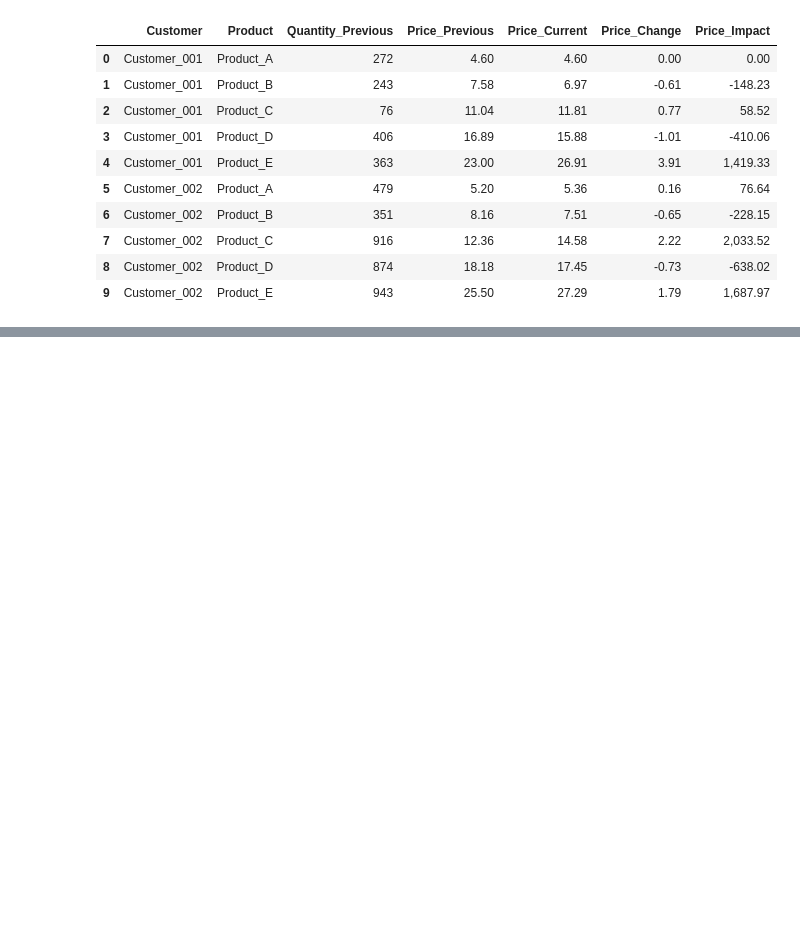
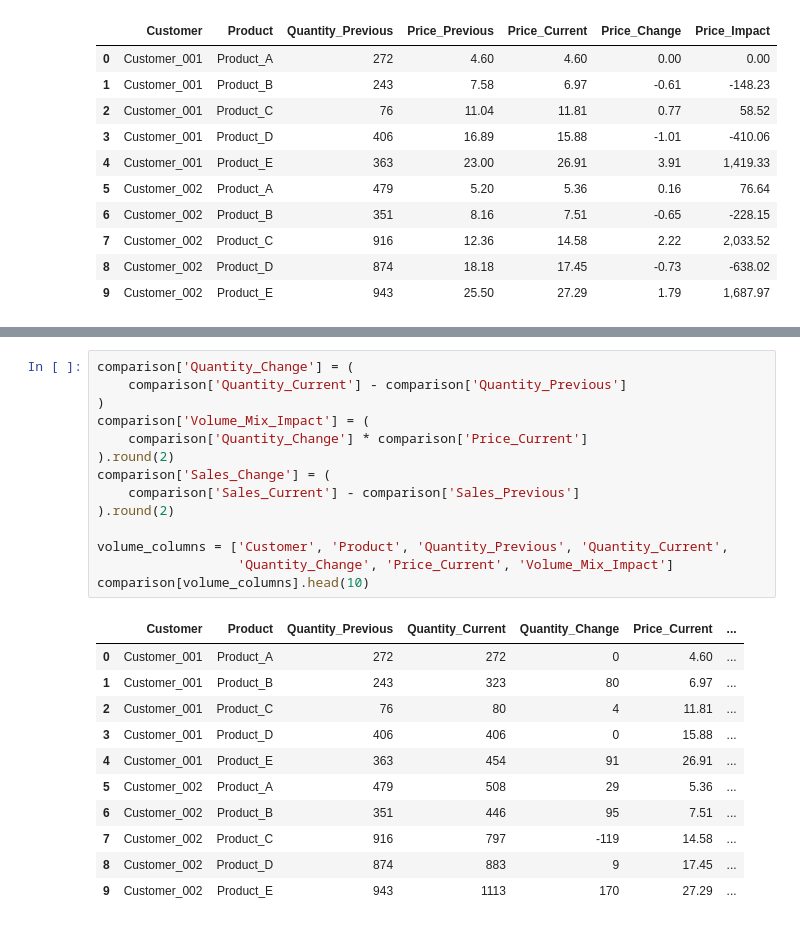
Before and after one commit to StoyanBachvarov/High-School-Math-Exam, a Jupyter notebook: sales_variance_analysis_implementation.ipynb, the cells around one changed output, grey strips where cells are left out. Drawn from its saved outputs; the diff is of its cells as text; blank space fills up the shorter version.

```diff
--- a/sales_variance_analysis_implementation.ipynb
+++ b/sales_variance_analysis_implementation.ipynb
@@ -101,0 +106,26 @@ The customer table below shows the first ten rows. `customer_summary` contains a
+# %%
+comparison['Quantity_Change'] = (
+    comparison['Quantity_Current'] - comparison['Quantity_Previous']
+)
+comparison['Volume_Mix_Impact'] = (
+    comparison['Quantity_Change'] * comparison['Price_Current']
+).round(2)
+comparison['Sales_Change'] = (
+    comparison['Sales_Current'] - comparison['Sales_Previous']
+).round(2)
+
+volume_columns = ['Customer', 'Product', 'Quantity_Previous', 'Quantity_Current',
+                  'Quantity_Change', 'Price_Current', 'Volume_Mix_Impact']
+comparison[volume_columns].head(10)
+# %% [output]
+|  | Customer | Product | Quantity_Previous | Quantity_Current | Quantity_Change | Price_Current | ... |
+| 0 | Customer_001 | Product_A | 272 | 272 | 0 | 4.60 | ... |
+| 1 | Customer_001 | Product_B | 243 | 323 | 80 | 6.97 | ... |
+| 2 | Customer_001 | Product_C | 76 | 80 | 4 | 11.81 | ... |
+| 3 | Customer_001 | Product_D | 406 | 406 | 0 | 15.88 | ... |
+| 4 | Customer_001 | Product_E | 363 | 454 | 91 | 26.91 | ... |
+| 5 | Customer_002 | Product_A | 479 | 508 | 29 | 5.36 | ... |
+| 6 | Customer_002 | Product_B | 351 | 446 | 95 | 7.51 | ... |
+| 7 | Customer_002 | Product_C | 916 | 797 | -119 | 14.58 | ... |
+| 8 | Customer_002 | Product_D | 874 | 883 | 9 | 17.45 | ... |
+| 9 | Customer_002 | Product_E | 943 | 1113 | 170 | 27.29 | ... |
```
Also changed, not shown: parts of 21 cells of this notebook.
